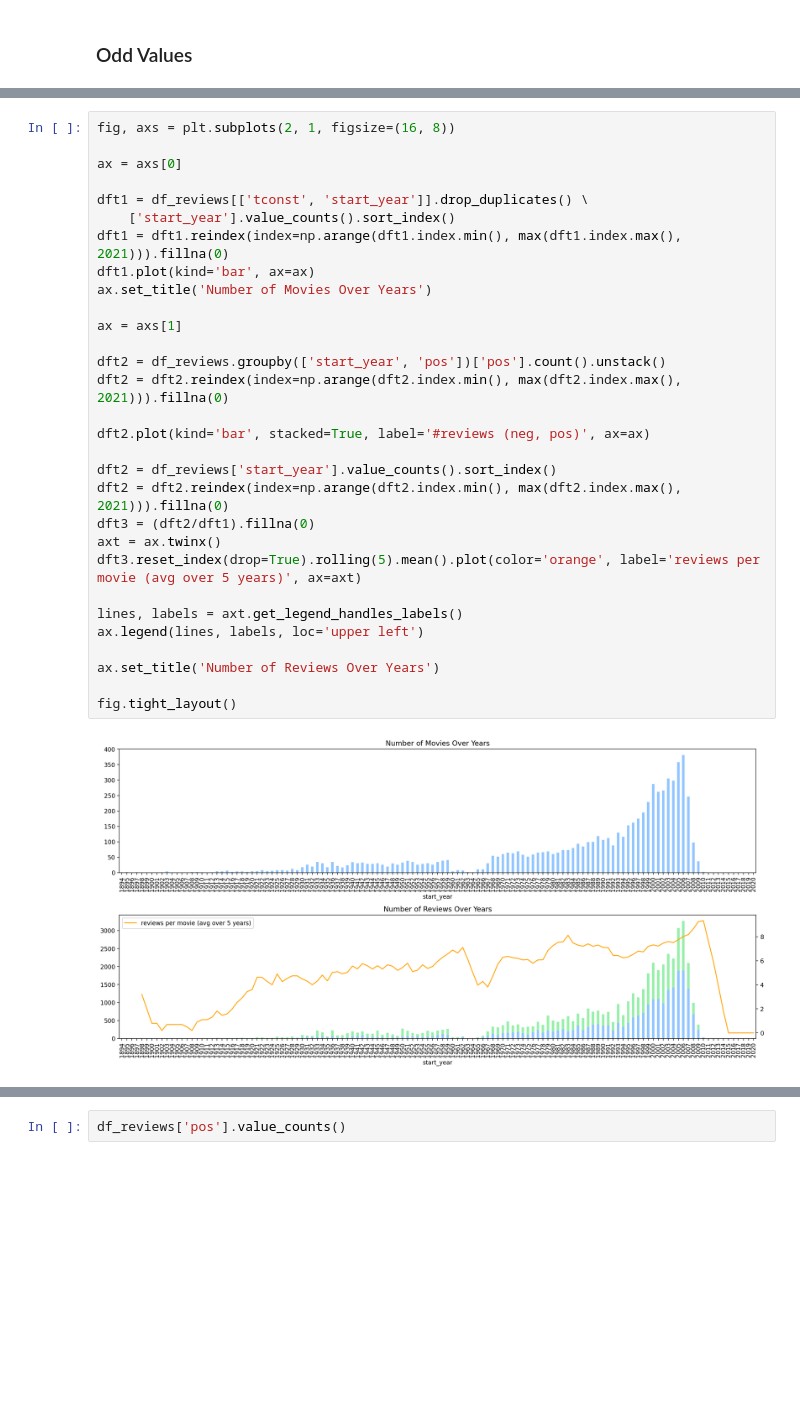
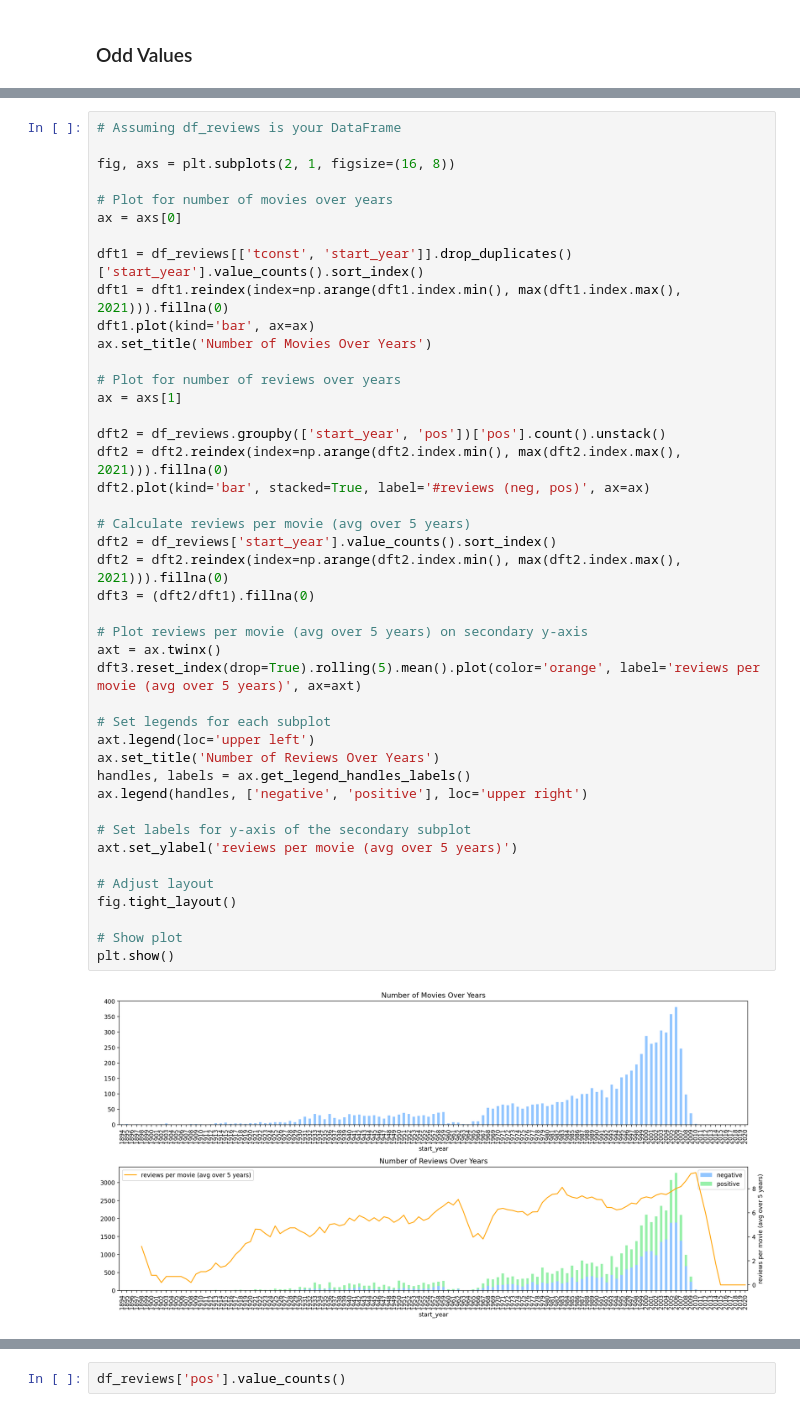
Before and after one commit to danp0kes/triple-ten-projects, a Jupyter notebook: projects/film-junky/film-junky.ipynb, the cells around one changed output, grey strips where cells are left out. Cells and saved outputs as stored; diff of their text form; blank space fills up the shorter version.

```diff
--- a/projects/film-junky/film-junky.ipynb
+++ b/projects/film-junky/film-junky.ipynb
@@ -133,32 +171,45 @@ Let's check the number of movies and reviews over years.
 # %%
+# Assuming df_reviews is your DataFrame
+
 fig, axs = plt.subplots(2, 1, figsize=(16, 8))
 
+# Plot for number of movies over years
 ax = axs[0]
 
-dft1 = df_reviews[['tconst', 'start_year']].drop_duplicates() \
-    ['start_year'].value_counts().sort_index()
+dft1 = df_reviews[['tconst', 'start_year']].drop_duplicates()['start_year'].value_counts().sort_index()
 dft1 = dft1.reindex(index=np.arange(dft1.index.min(), max(dft1.index.max(), 2021))).fillna(0)
 dft1.plot(kind='bar', ax=ax)
 ax.set_title('Number of Movies Over Years')
 
+# Plot for number of reviews over years
 ax = axs[1]
 
 dft2 = df_reviews.groupby(['start_year', 'pos'])['pos'].count().unstack()
 dft2 = dft2.reindex(index=np.arange(dft2.index.min(), max(dft2.index.max(), 2021))).fillna(0)
-
 dft2.plot(kind='bar', stacked=True, label='#reviews (neg, pos)', ax=ax)
 
+# Calculate reviews per movie (avg over 5 years)
 dft2 = df_reviews['start_year'].value_counts().sort_index()
 dft2 = dft2.reindex(index=np.arange(dft2.index.min(), max(dft2.index.max(), 2021))).fillna(0)
 dft3 = (dft2/dft1).fillna(0)
+
+# Plot reviews per movie (avg over 5 years) on secondary y-axis
 axt = ax.twinx()
 dft3.reset_index(drop=True).rolling(5).mean().plot(color='orange', label='reviews per movie (avg over 5 years)', ax=axt)
 
-lines, labels = axt.get_legend_handles_labels()
-ax.legend(lines, labels, loc='upper left')
+# Set legends for each subplot
+axt.legend(loc='upper left')
+ax.set_title('Number of Reviews Over Years')
+handles, labels = ax.get_legend_handles_labels()
+ax.legend(handles, ['negative', 'positive'], loc='upper right')
 
-ax.set_title('Number of Reviews Over Years')
+# Set labels for y-axis of the secondary subplot
+axt.set_ylabel('reviews per movie (avg over 5 years)')
 
+# Adjust layout
 fig.tight_layout()
+
+# Show plot
+plt.show()
 # %% [output]
-[figure, old version]
+[figure, new version]
```
Also changed, not shown: parts of 91 cells of this notebook, 5 other files.
